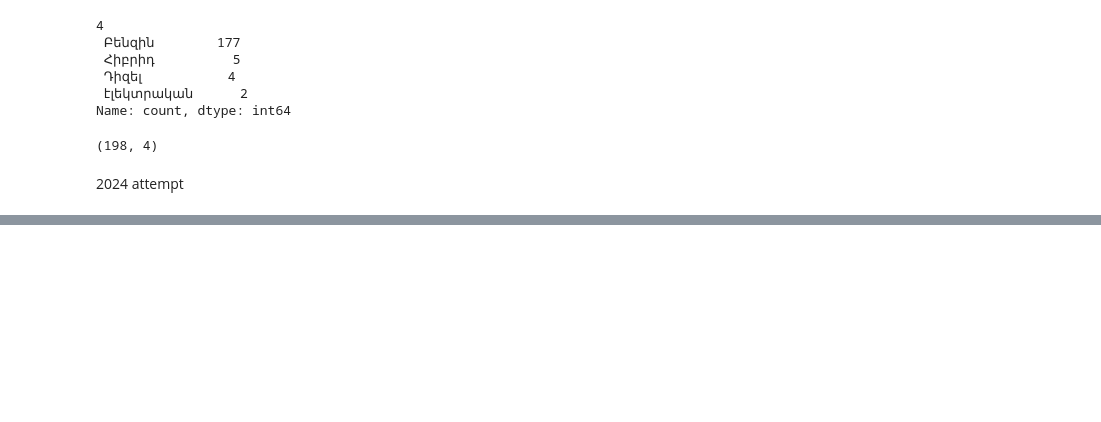
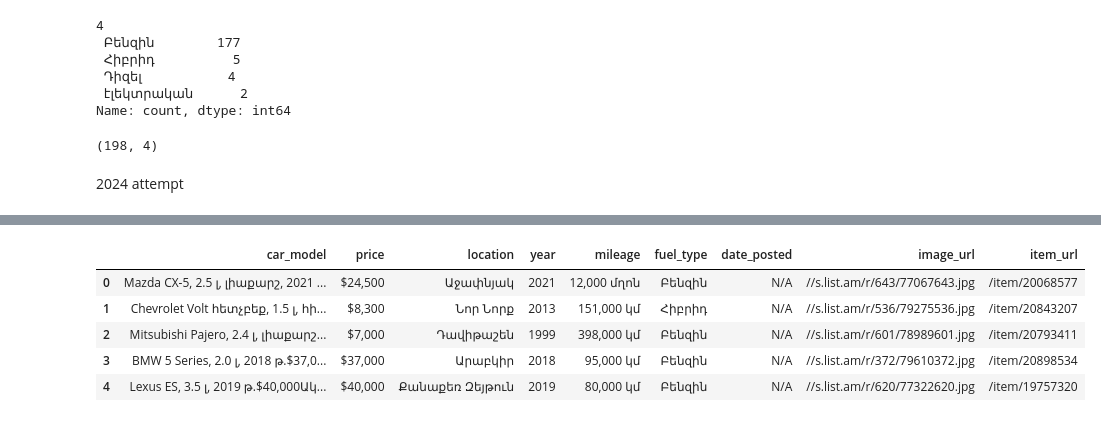
Before and after one commit to iamlajoya21/car-price-predictor, a Jupyter notebook: scrapping/dev.ipynb, the cells around one changed output, grey strips where cells are left out. Saved outputs shown, nothing was run; the diff lists cells and outputs as text; code cells hidden in the pictures; blank space fills up the shorter version.

```diff
--- a/scrapping/dev.ipynb
+++ b/scrapping/dev.ipynb
@@ -314,0 +267,85 @@ cars_data_list
+# %%
+import pandas as pd
+from bs4 import BeautifulSoup
+import re
+from datetime import datetime
+
+# Assuming you have the HTML content in search_cont variable
+# If search_cont is a BeautifulSoup object, use it directly
+# If it's HTML text, parse it: soup = BeautifulSoup(search_cont, 'html.parser')
+
+# Parse the HTML if needed (uncomment if search_cont is HTML text)
+# soup = BeautifulSoup(search_cont, 'html.parser')
+
+# If search_cont is already a BeautifulSoup object
+soup = search_cont
+
+# Find all car listing elements
+car_listings = soup.find_all('a', href=re.compile(r'^/item/\d+'))
+
+# Initialize lists to store data
+car_data = []
+
+for car in car_listings:
+    try:
+        # Extract car model and description
+        car_model_elem = car.find('div', class_=False)  # The first div without class
+        car_model = car_model_elem.get_text(strip=True) if car_model_elem else "N/A"
+
+        # Extract price
+        price_elem = car.find('div', class_='p')
+        price = price_elem.get_text(strip=True) if price_elem else "N/A"
+
+        # Extract location and details
+        at_elem = car.find('div', class_='at')
+        at_text = at_elem.get_text(strip=True) if at_elem else "N/A"
+
+        # Parse the location and details text
+        # Format: "Location, Year, Mileage, FuelType"
+        details_parts = at_text.split(', ')
+
+        if len(details_parts) >= 4:
+            location = details_parts[0]
+            year = details_parts[1].replace('թ.', '').strip()
+            mileage = details_parts[2]
+            fuel_type = details_parts[3]
+        else:
+            location = at_text
+            year = "N/A"
+            mileage = "N/A"
+            fuel_type = "N/A"
+
+        # Extract date if available
+        date_elem = car.find('div', class_='d')
+        date = date_elem.get_text(strip=True) if date_elem else "N/A"
+
+        # Extract image URL if needed
+        img_elem = car.find('img')
+        img_url = img_elem.get('src') or img_elem.get('data-original') if img_elem else "N/A"
+
+        # Add to our data collection
+        car_data.append({
+            'car_model': car_model,
+            'price': price,
+            'location': location,
+            'year': year,
+            'mileage': mileage,
+            'fuel_type': fuel_type,
+            'date_posted': date,
+            'image_url': img_url,
+            'item_url': car.get('href', 'N/A')
+        })
+    except Exception as e:
+        print(f"Error processing car listing: {e}")
+        continue
+
+# Create DataFrame
+df = pd.DataFrame(car_data)
+
+# Display the first few rows
+print(f"Found {len(df)} car listings")
+df.head()
+
+# Optional: Save to CSV
+# df.to_csv('car_listings.csv', index=False, encoding='utf-8')
+# %% [output]
@@ -314,0 +353,6 @@ cars_data_list
+|  | car_model | price | location | year | mileage | fuel_type | date_posted | image_url | item_url |
+| 0 | Mazda CX-5, 2.5 լ, լիաքարշ, 2021 ... | $24,500 | Աջափնյակ | 2021 | 12,000 մղոն | Բենզին | N/A | //s.list.am/r/643/77067643.jpg | /item/20068577 |
+| 1 | Chevrolet Volt հետչբեք, 1.5 լ, հի... | $8,300 | Նոր Նորք | 2013 | 151,000 կմ | Հիբրիդ | N/A | //s.list.am/r/536/79275536.jpg | /item/20843207 |
+| 2 | Mitsubishi Pajero, 2.4 լ, լիաքարշ... | $7,000 | Դավիթաշեն | 1999 | 398,000 կմ | Բենզին | N/A | //s.list.am/r/601/78989601.jpg | /item/20793411 |
+| 3 | BMW 5 Series, 2.0 լ, 2018 թ.$37,0... | $37,000 | Արաբկիր | 2018 | 95,000 կմ | Բենզին | N/A | //s.list.am/r/372/79610372.jpg | /item/20898534 |
+| 4 | Lexus ES, 3.5 լ, 2019 թ.$40,000Ակ... | $40,000 | Քանաքեռ Զեյթուն | 2019 | 80,000 կմ | Բենզին | N/A | //s.list.am/r/620/77322620.jpg | /item/19757320 |
```
Also changed, not shown: parts of 14 cells of this notebook, 3 other files.
